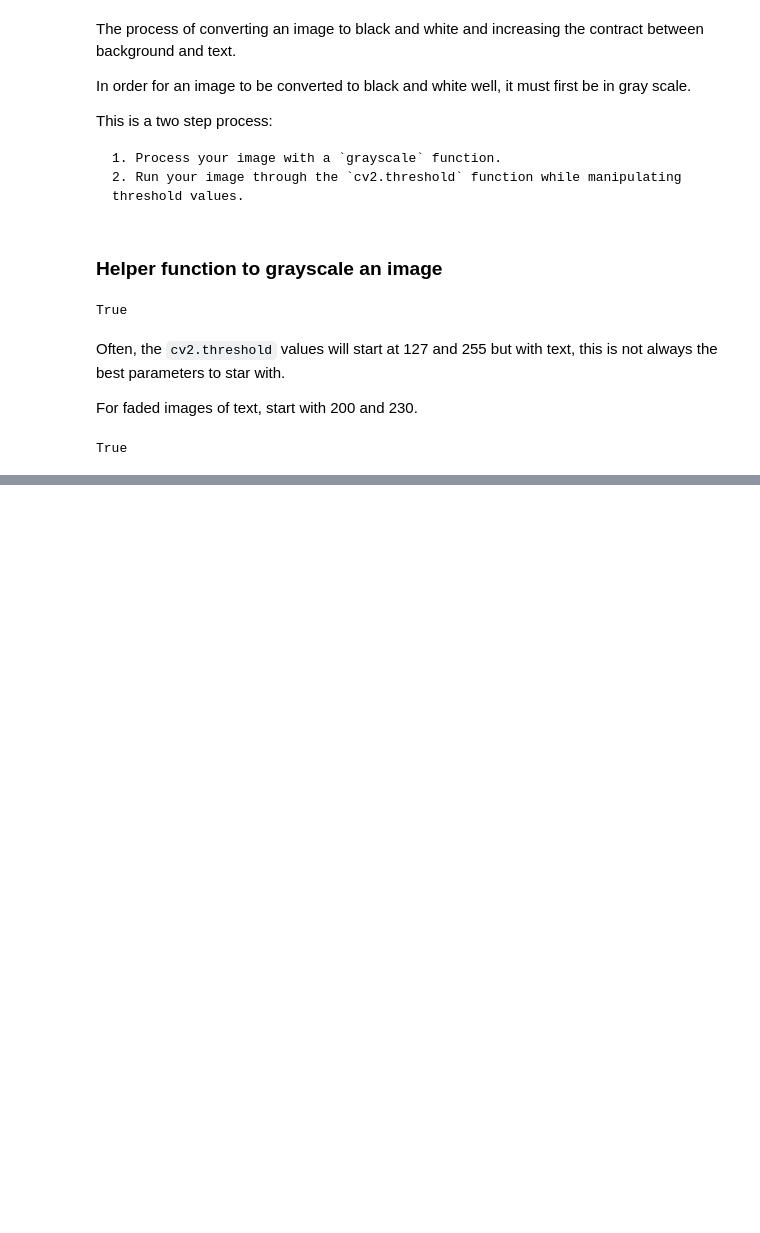
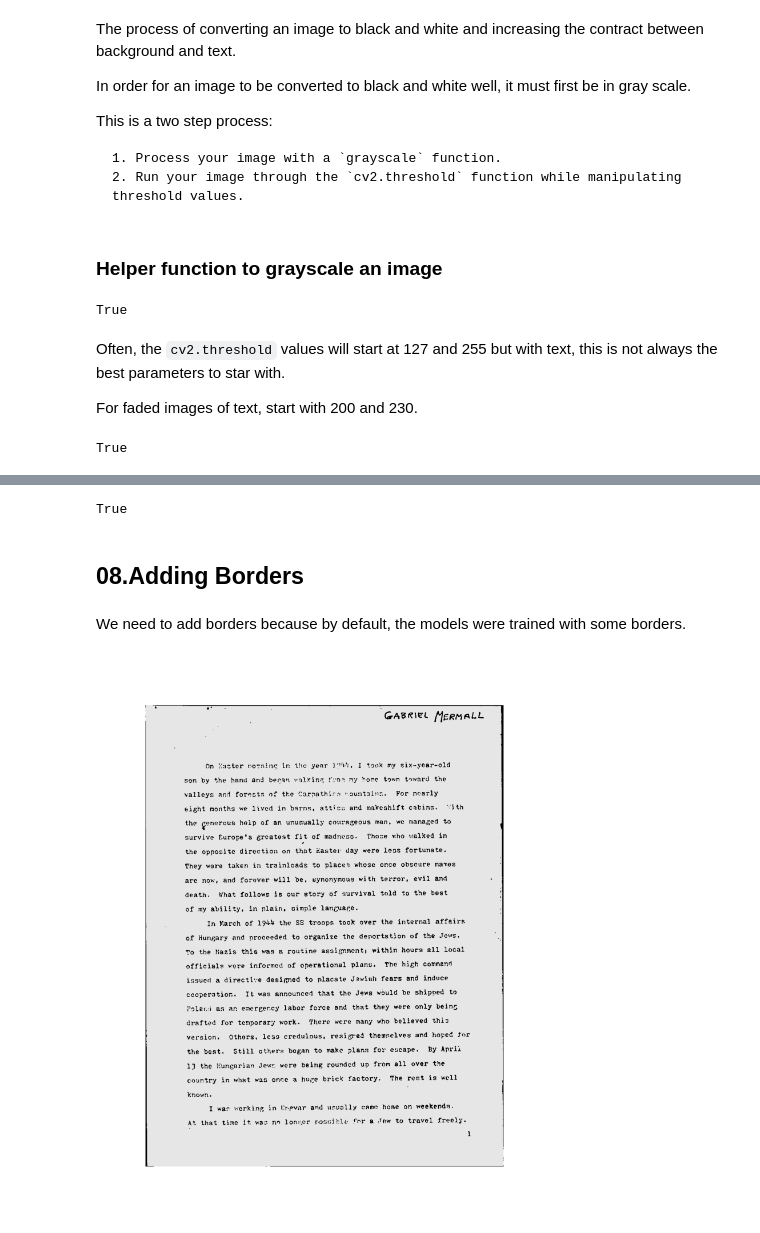
Before and after one commit to Jose-Servin/OCR-Python, a Jupyter notebook: 02WorkingWithOpenCV.ipynb, the cells around one changed output, grey strips where cells are left out. Drawn from its saved outputs; the diff is of its cells as text; code cells hidden in the pictures; blank space fills up the shorter version.

```diff
--- a/02WorkingWithOpenCV.ipynb
+++ b/02WorkingWithOpenCV.ipynb
@@ -87,0 +100,3 @@ True
+# %%
+no_noise = noise_removal(im_bw)
+cv2.imwrite("./temp/no_noise.png", no_noise)
@@ -87,0 +215,29 @@ True
+# %%
+def remove_borders(image):
+    contours, heiarchy = cv2.findContours(image, cv2.RETR_EXTERNAL, cv2.CHAIN_APPROX_SIMPLE)
+    cntsSorted = sorted(contours, key=lambda x:cv2.contourArea(x))
+    cnt = cntsSorted[-1]
+    x, y, w, h = cv2.boundingRect(cnt)
+    crop = image[y:y+h, x:x+w]
+    return (crop)
+# %%
+no_borders = remove_borders(no_noise)
+cv2.imwrite("./temp/no_borders.jpg", no_borders)
+# display('./temp/no_borders.jpg')
+# %% [output]
+True
+# %% [markdown]
+## 08.Adding Borders
+# %% [markdown]
+We need to add borders because by default, the models were trained with some borders.
+# %%
+# border color = white RGB code
+color = [255, 255, 255]
+# border array
+top, bottom, left, right = [150]*4
+# %%
+image_with_border = cv2.copyMakeBorder(no_borders, top, bottom, left, right, cv2.BORDER_CONSTANT, value=color)
+cv2.imwrite("./temp/image_with_border.jpg", image_with_border)
+display("./temp/image_with_border.jpg")
+# %% [output]
+[figure, added]
```
Also changed, not shown: parts of 17 cells of this notebook, 18 other files.
